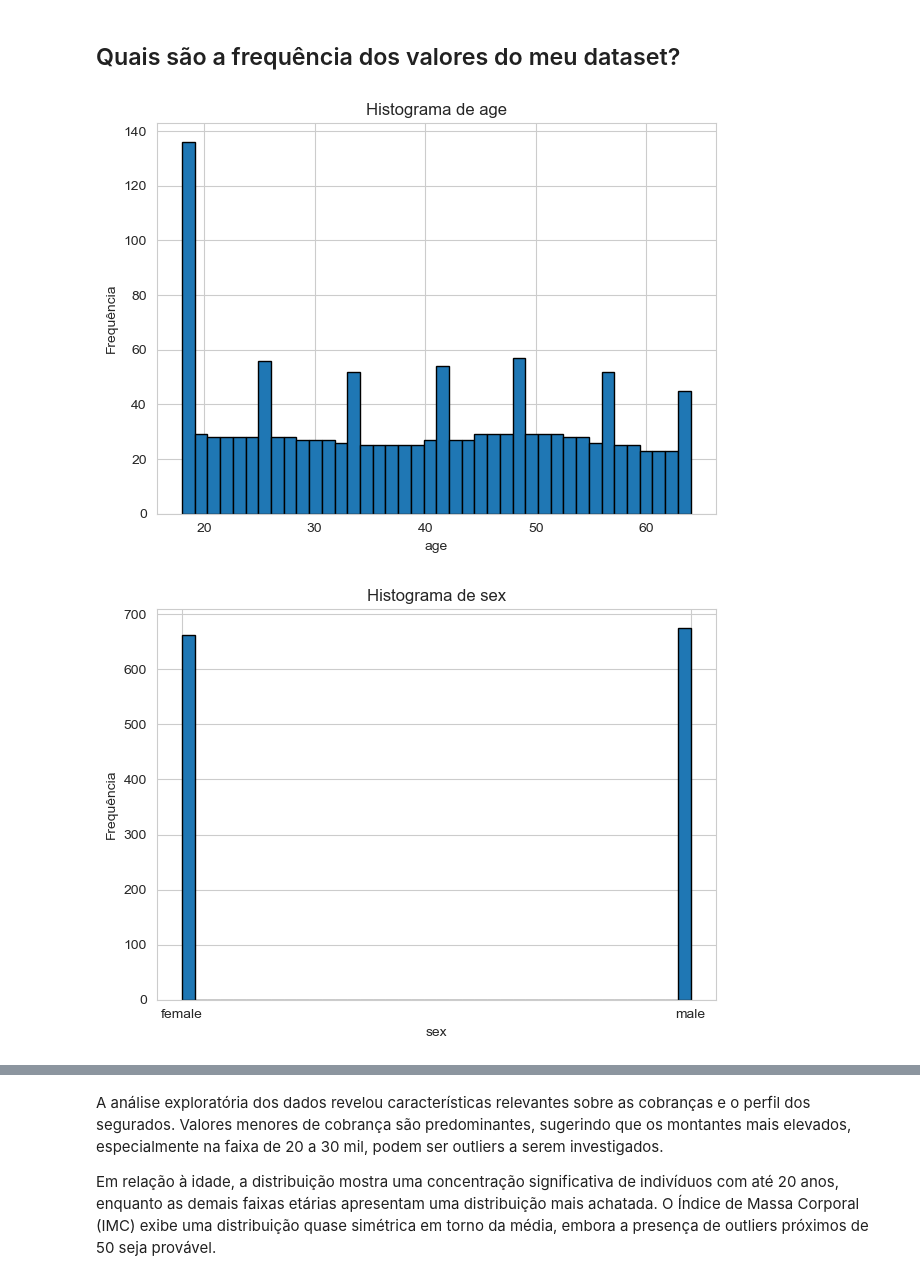
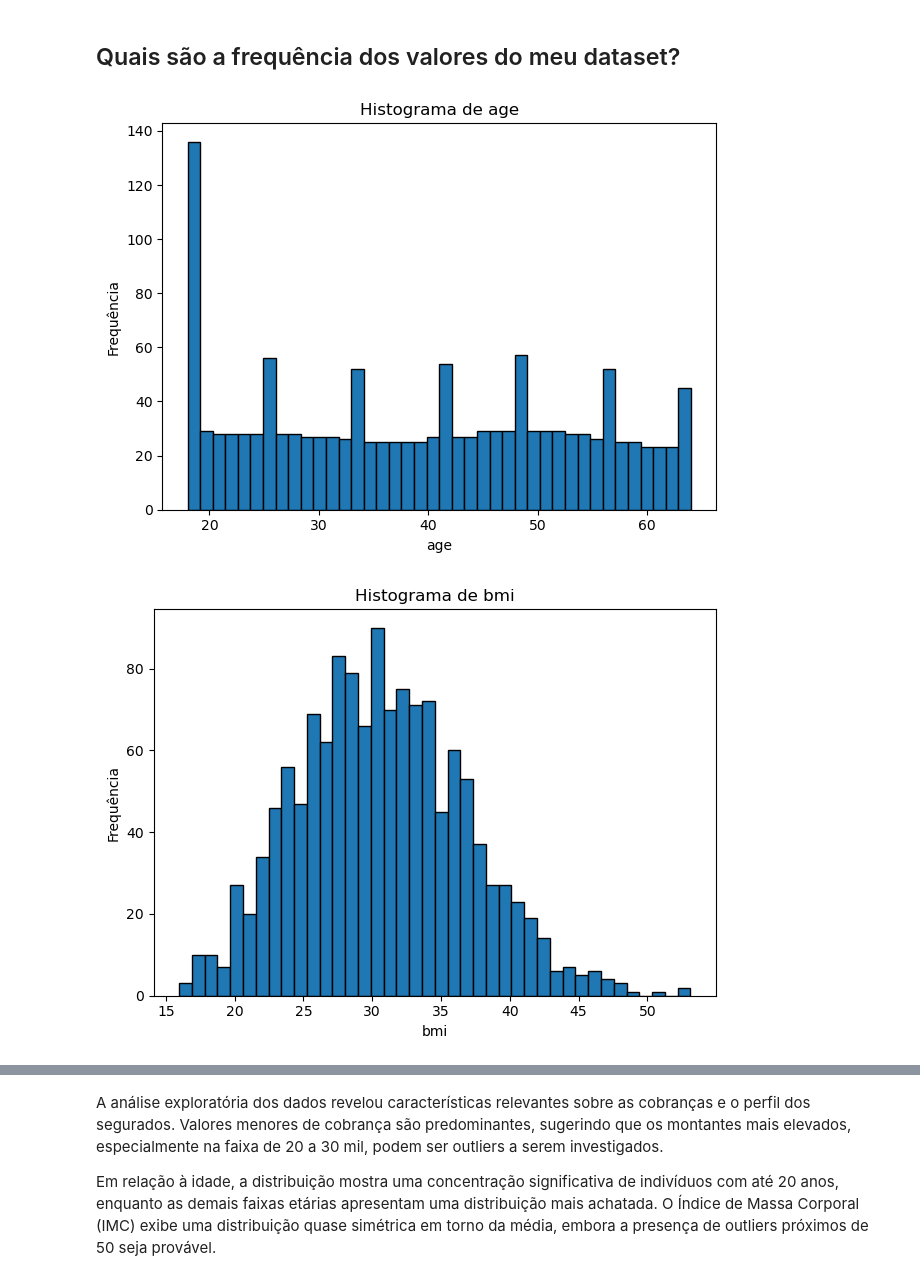
Before and after one commit to thiagofernandes101/ProjetosFiap, a Jupyter notebook: TechChallenge/Fase1/health_insurance/health_insurance.ipynb, the cells around one changed output, grey strips where cells are left out. Cells and saved outputs as stored; diff of their text form; code cells hidden in the pictures.

```diff
--- a/TechChallenge/Fase1/health_insurance/health_insurance.ipynb
+++ b/TechChallenge/Fase1/health_insurance/health_insurance.ipynb
@@ -101,15 +101,14 @@ memory usage: 83.6+ KB
 # %% [markdown]
 ## Quais são a frequência dos valores do meu dataset?
 # %%
-# Histogramas para colunas numéricas
-columns = dataset.columns
-for column in columns:
-    plt.hist(dataset[column], bins=40, edgecolor='black')
+numeric_columns = dataset.select_dtypes(include=np.number).columns
+for column in numeric_columns:
+    plt.hist(dataset[column], bins=40, edgecolor='black', color='#1f77b4')
     plt.title(f'Histograma de {column}')
     plt.xlabel(column)
     plt.ylabel('Frequência')
     plt.tight_layout()
     plt.show()
 # %% [output]
-[figure, old version]
+[figure, new version]
-[figure, old version]
+[figure, new version]
```
Also changed, not shown: parts of 39 cells of this notebook.
